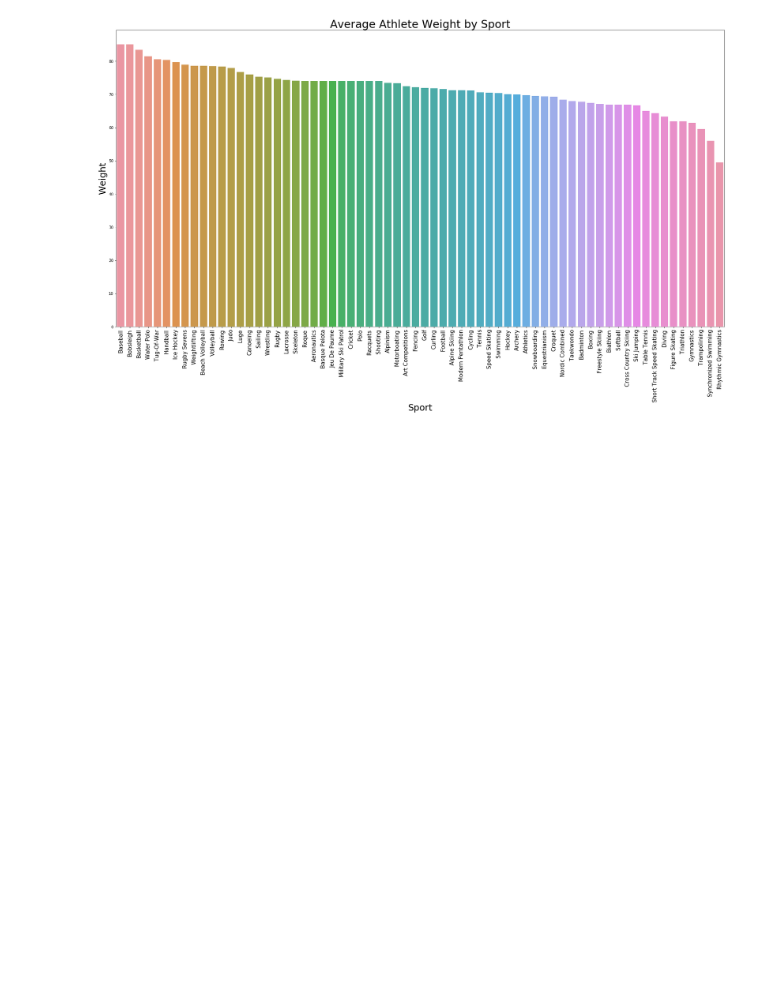
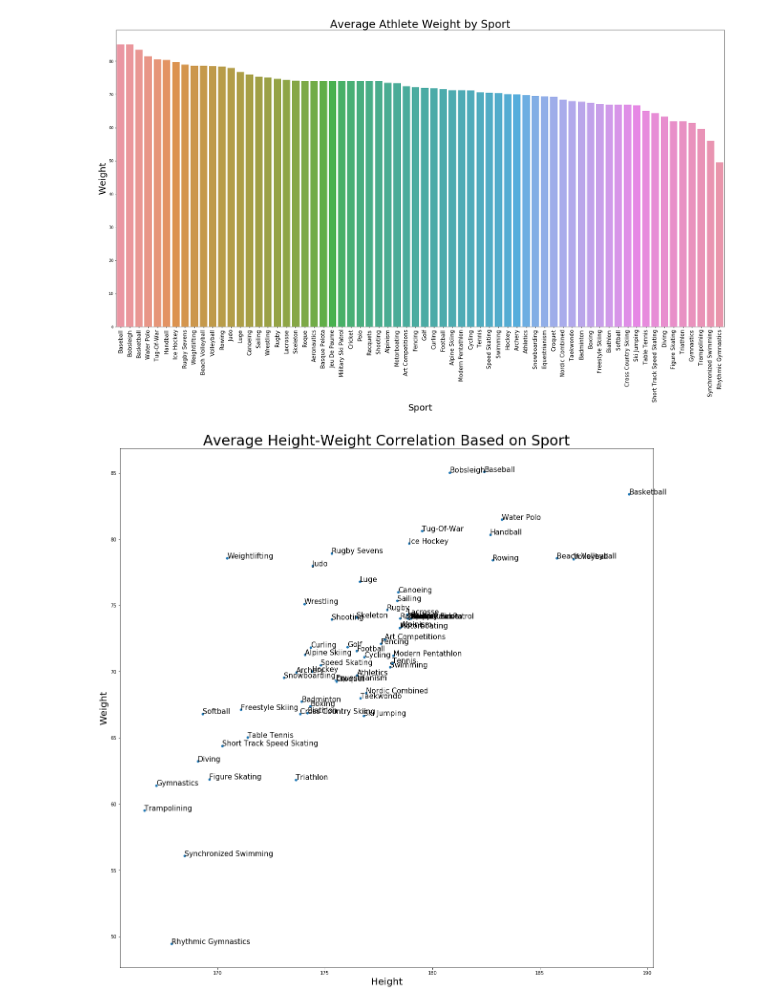
Before and after one commit to huntersapienza/Modern-Olympic-Games-Data-Analysis, a Jupyter notebook: Types of Athletes.ipynb, the cells around one changed output. Drawn from its saved outputs; the diff is of its cells as text; code cells hidden in the pictures; blank space fills up the shorter version.

```diff
--- a/Types of Athletes.ipynb
+++ b/Types of Athletes.ipynb
@@ -110,3 +110,19 @@ plt.title('Average Athlete Weight by Sport',fontsize=30)
 plt.show()
 # %% [output]
 [figure]
+# %%
+plt.figure(figsize=(20,20))
+sns.scatterplot(sport_mean_data['Height'],sport_mean_data['Weight'])
+plt.xlabel('Height',size=20)
+plt.ylabel('Weight',size=20)
+plt.title('Average Height-Weight Correlation Based on Sport',size=30)
+
+texts = list(sport_mean_data.Sport)
+x = list(sport_mean_data['Height'])
+y = list(sport_mean_data['Weight'])
+for i,text in enumerate(texts):
+    xval = x[i]
+    yval = y[i]
+    plt.annotate(text, xy=(xval,yval), fontsize=15)
+# %% [output]
+[figure, added]
```
Also changed, not shown: 3 other files.
